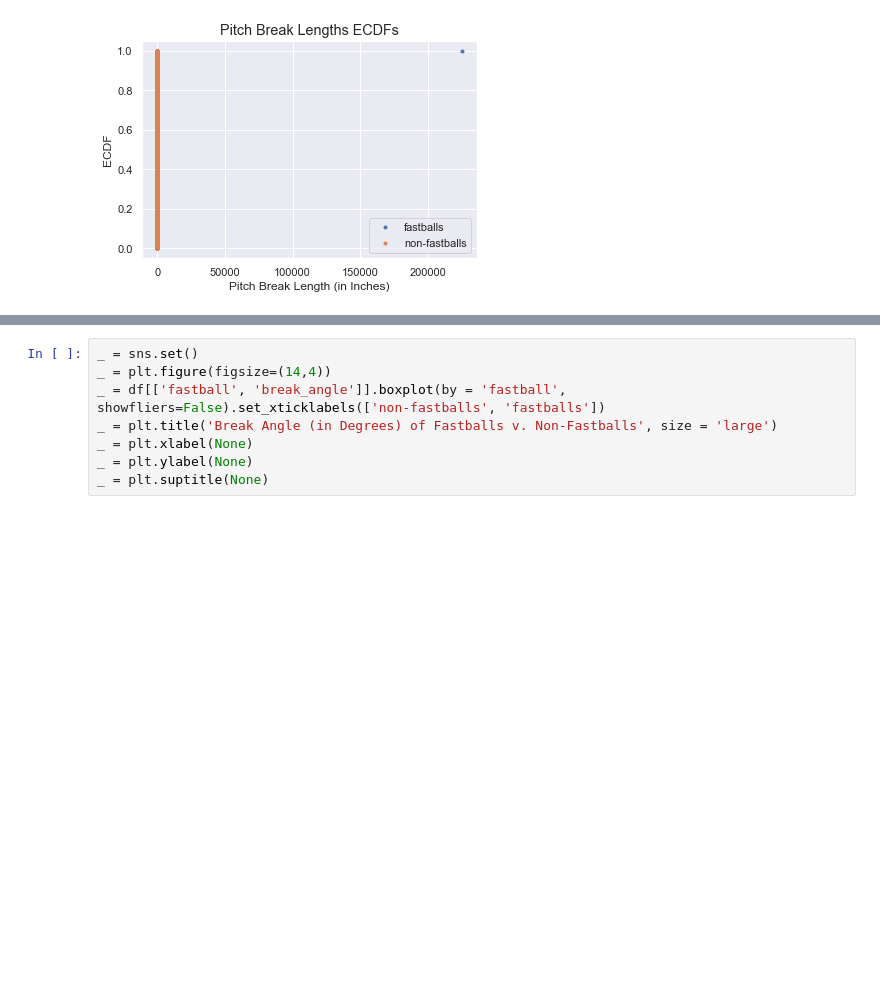
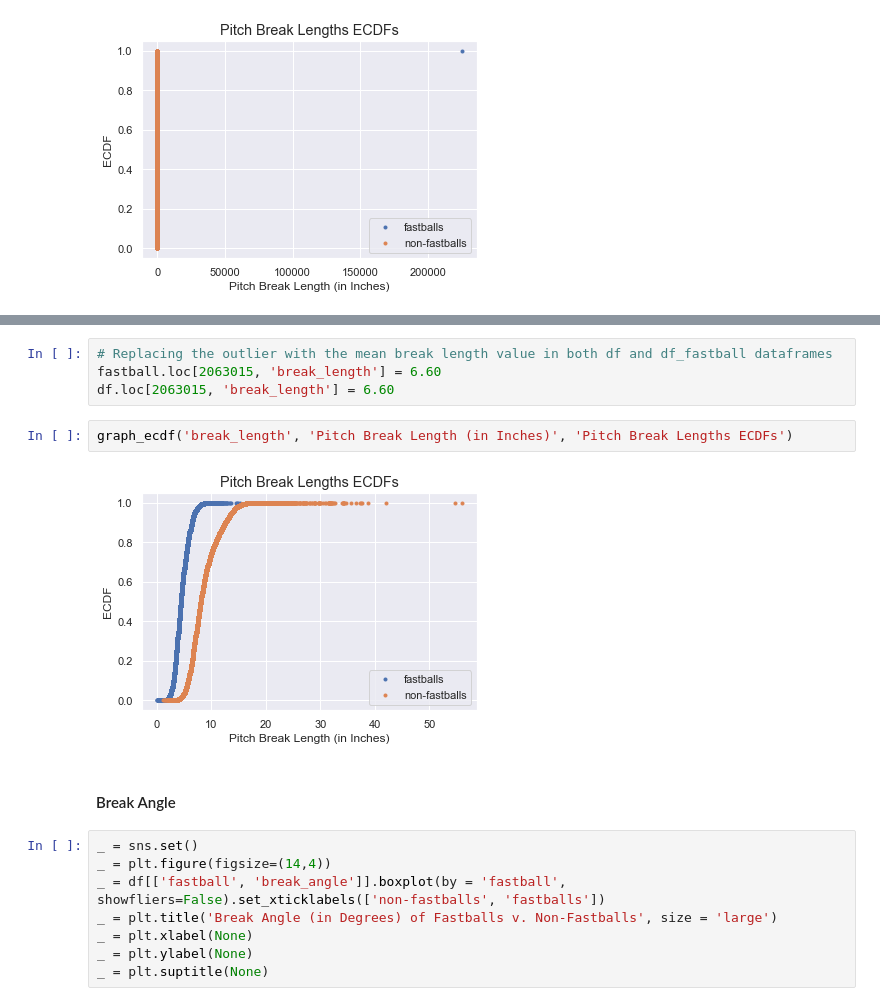
Before and after one commit to imartinez96/Predicting_Next_Pitch, a Jupyter notebook: Predicting pitch type.ipynb, the cells around one changed output, grey strips where cells are left out. Cells and saved outputs as stored; diff of their text form; blank space fills up the shorter version.

```diff
--- a/Predicting pitch type.ipynb
+++ b/Predicting pitch type.ipynb
@@ -661,3 +792,13 @@ graph_ecdf('break_length', 'Pitch Break Length (in Inches)', 'Pitch Break Length
+# %%
+# Replacing the outlier with the mean break length value in both df and df_fastball dataframes
+fastball.loc[2063015, 'break_length'] = 6.60
+df.loc[2063015, 'break_length'] = 6.60
+# %%
+graph_ecdf('break_length', 'Pitch Break Length (in Inches)', 'Pitch Break Lengths ECDFs')
+# %% [output]
+[figure, added]
+# %% [markdown]
+#### Break Angle
 # %%
 _ = sns.set()
 _ = plt.figure(figsize=(14,4))
```
Also changed, not shown: parts of 127 cells of this notebook.
